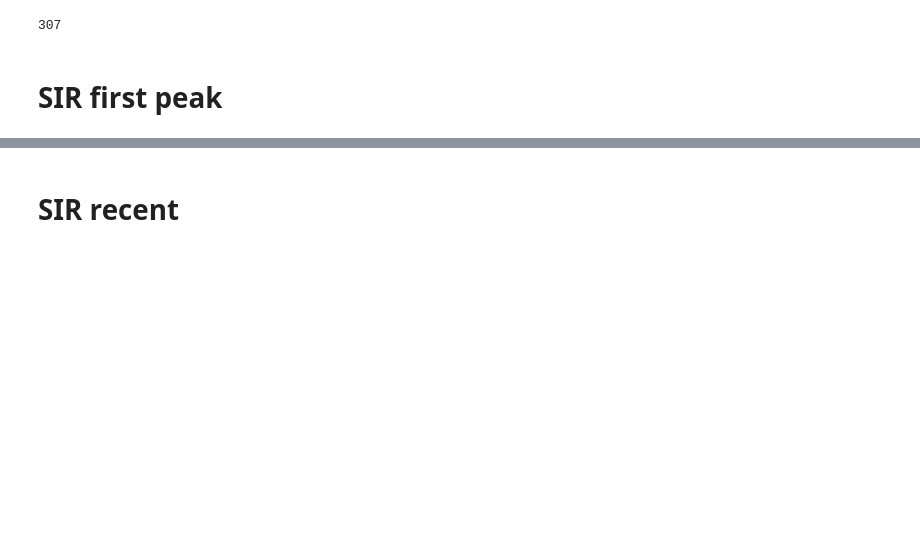
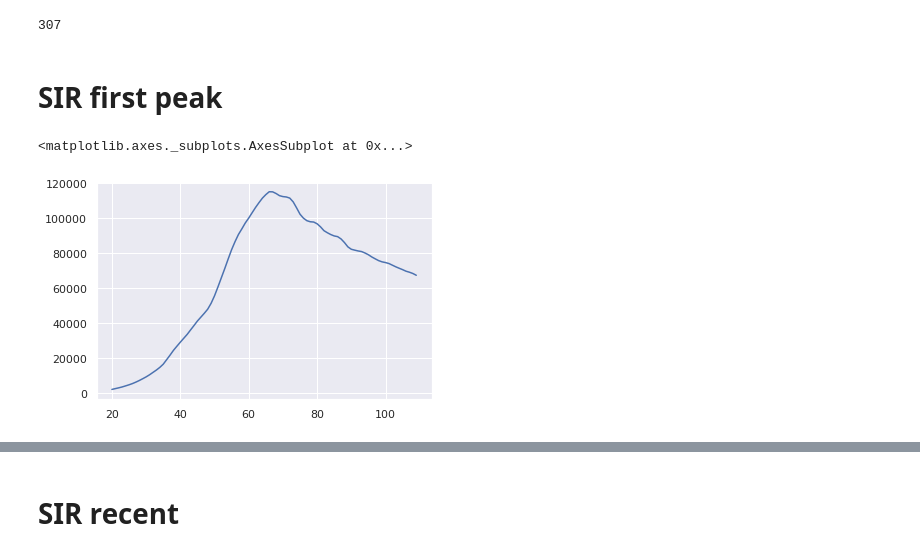
Before and after one commit to btseytlin/covid_peak_sir_modelling, a Jupyter notebook: sir_curve_fit.ipynb, the cells around one changed output, grey strips where cells are left out. Cells and saved outputs as stored; diff of their text form; code cells hidden in the pictures; blank space fills up the shorter version.

```diff
--- a/sir_curve_fit.ipynb
+++ b/sir_curve_fit.ipynb
@@ -90,3 +95,8 @@ len(t)
 307
 # %% [markdown]
 # SIR first peak
+# %%
+df[20:110]['infected'].plot()
+# %% [output]
+<matplotlib.axes._subplots.AxesSubplot at 0x...>
+[figure, added]
```
Also changed, not shown: parts of 30 cells of this notebook, 13 other files.
